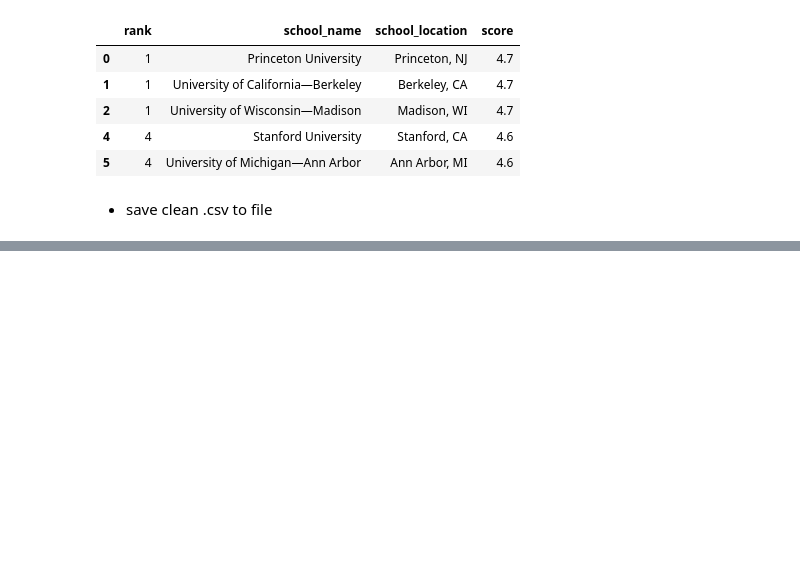
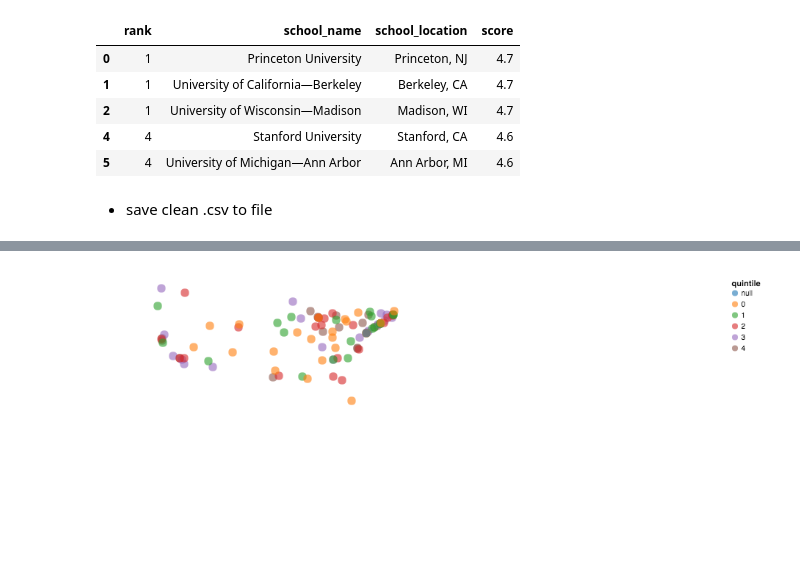
Before and after one commit to kpolimis/SOC590-Python-tutorial, a Jupyter notebook: notebooks/us_news_scrape.ipynb, the cells around one changed output, grey strips where cells are left out. Drawn from its saved outputs; the diff is of its cells as text; code cells hidden in the pictures; blank space fills up the shorter version.

```diff
--- a/notebooks/us_news_scrape.ipynb
+++ b/notebooks/us_news_scrape.ipynb
@@ -221,0 +269,26 @@ us_news_df_clean.to_csv("../data/clean_data/us_news_rankings_clean.csv")
+# %%
+us_news_df_clean = us_news_df_clean.apply(pd.to_numeric, errors="ignore")
+# %%
+us_news_df_clean['quintile'] = pd.qcut(us_news_df_clean['score'], 5, labels=False)
+# %%
+from altair import Chart, X, Y, Axis, Scale
+
+Chart(us_news_df_clean).mark_circle(
+    size=100,
+    opacity=0.6
+).encode(
+    x=X('longitude:Q', axis=Axis(title=' ')),
+    y=Y('latitude:Q', axis=Axis(title=' ')),
+        #scale=Scale(domain=(-60, 80))),
+    color='quintile:N',
+).configure_cell(
+    width=800,
+    height=350
+).configure_axis(
+    grid=False,
+    axisWidth=0,
+    tickWidth=0,
+    labels=False,
+
+)
+# %% [output]
@@ -221,0 +296 @@ us_news_df_clean.to_csv("../data/clean_data/us_news_rankings_clean.csv")
+[figure, added]
```
Also changed, not shown: parts of 4 cells of this notebook.
